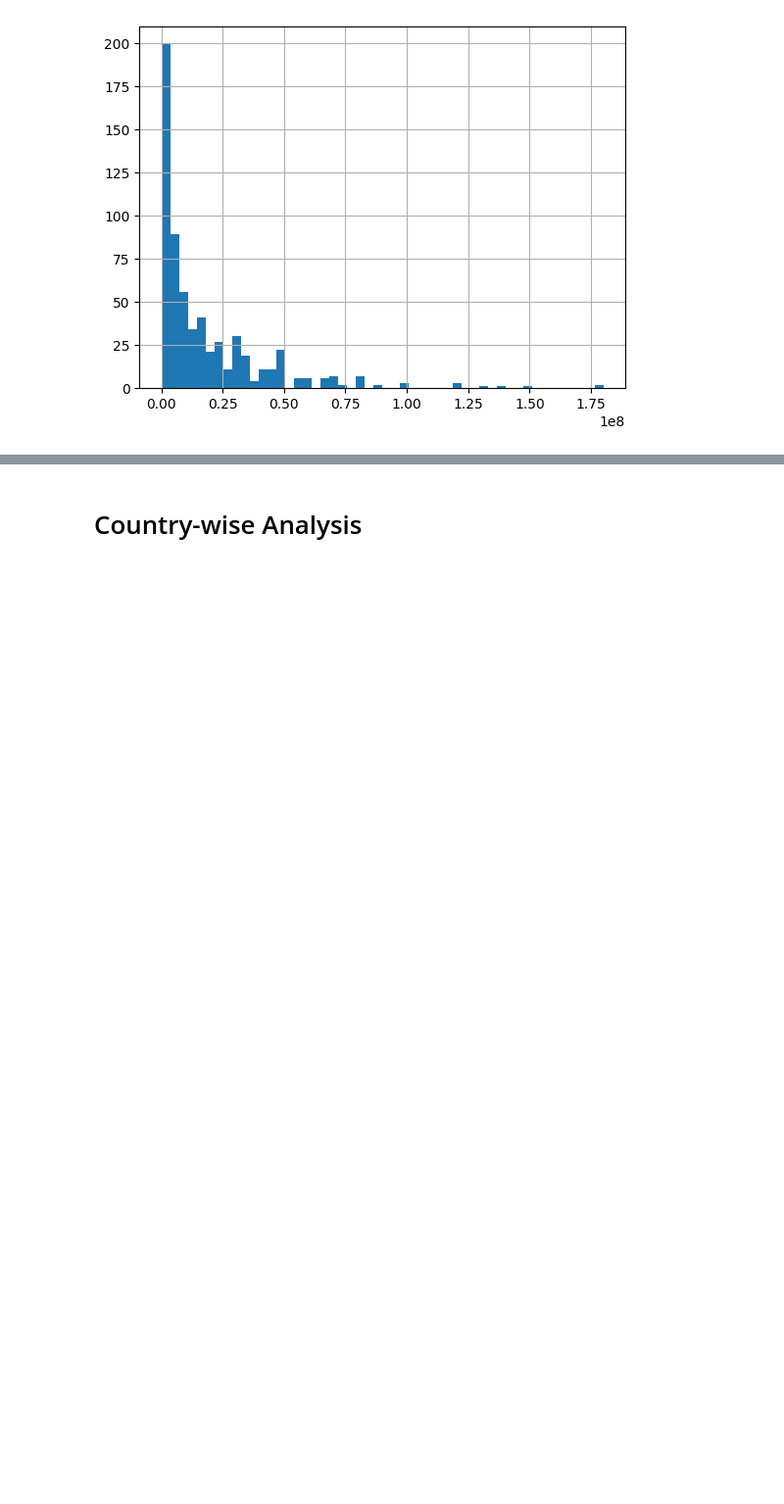
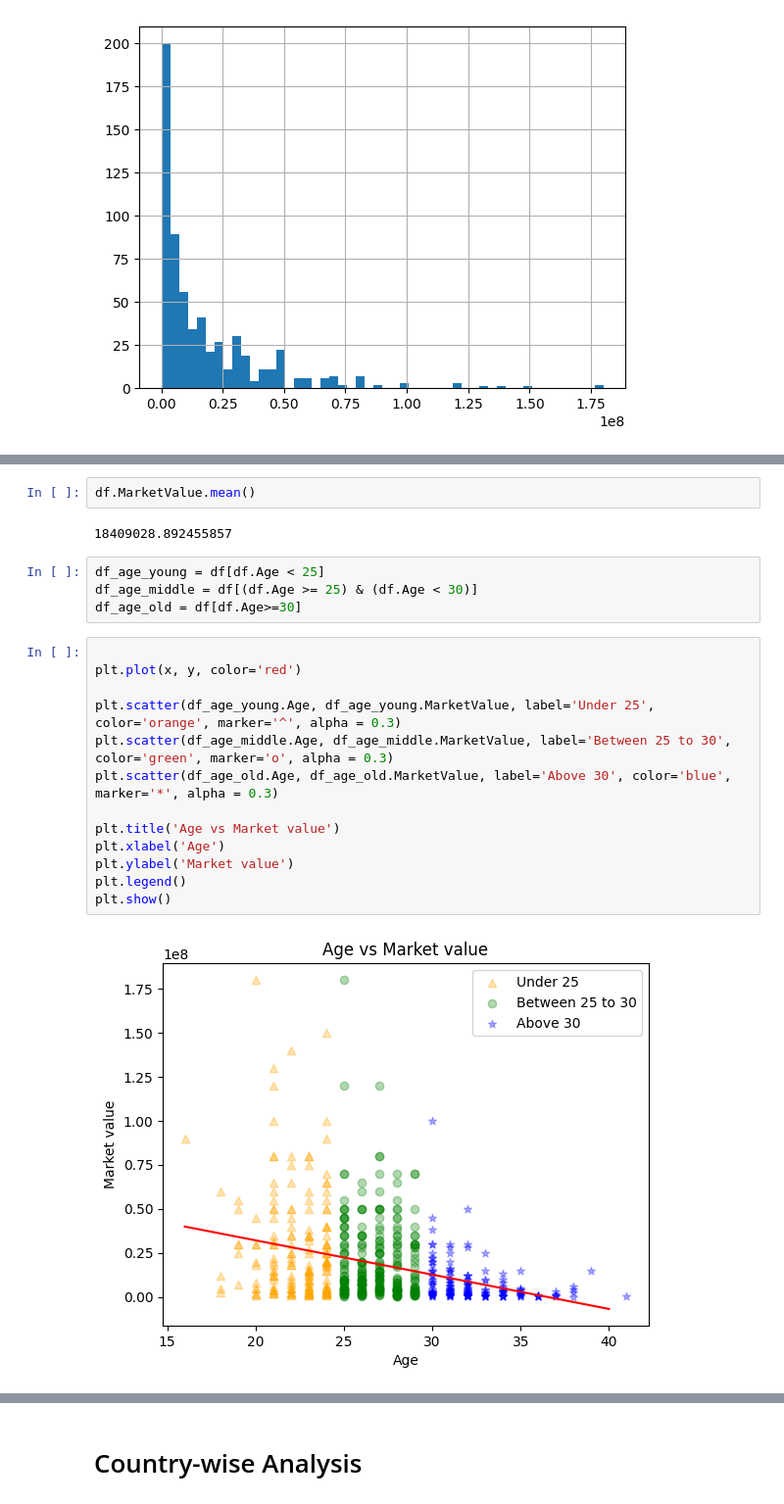
Before and after one commit to imran4070ti/euro_2024, a Jupyter notebook: euro2024.ipynb, the cells around one changed output, grey strips where cells are left out. Shown: that part at 98% size. Cells and saved outputs as stored; diff of their text form; blank space fills up the shorter version.

```diff
--- a/euro2024.ipynb
+++ b/euro2024.ipynb
@@ -174,0 +247,23 @@ plt.show()
+# %%
+df.MarketValue.mean()
+# %% [output]
+18409028.892455857
+# %%
+df_age_young = df[df.Age < 25]
+df_age_middle = df[(df.Age >= 25) & (df.Age < 30)]
+df_age_old = df[df.Age>=30]
+# %%
+
+plt.plot(x, y, color='red')
+
+plt.scatter(df_age_young.Age, df_age_young.MarketValue, label='Under 25', color='orange', marker='^', alpha = 0.3)
+plt.scatter(df_age_middle.Age, df_age_middle.MarketValue, label='Between 25 to 30', color='green', marker='o', alpha = 0.3)
+plt.scatter(df_age_old.Age, df_age_old.MarketValue, label='Above 30', color='blue', marker='*', alpha = 0.3)
+
+plt.title('Age vs Market value')
+plt.xlabel('Age')
+plt.ylabel('Market value')
+plt.legend()
+plt.show()
+# %% [output]
+[figure, added]
```
Also changed, not shown: parts of 19 cells of this notebook.
